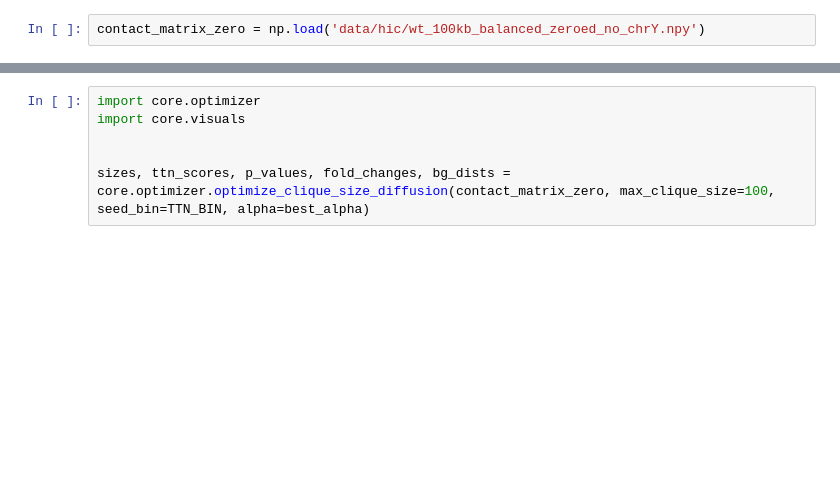
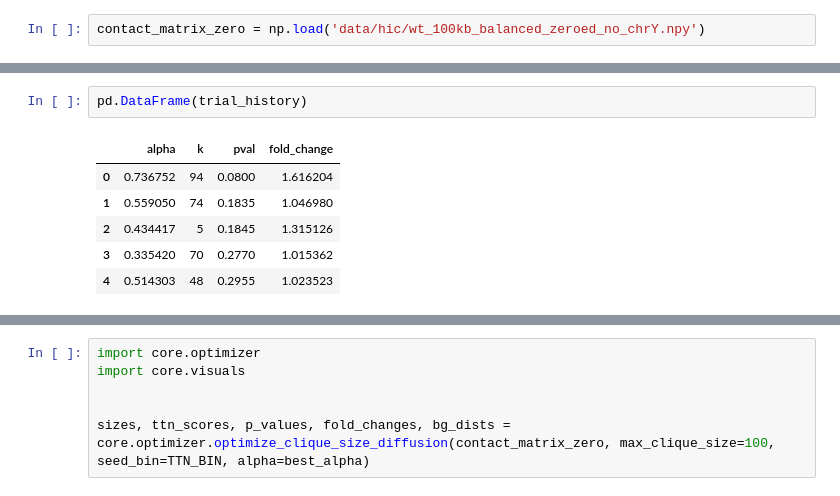
Before and after one commit to ethanoutangoun/chromatin-heart-dev, a Jupyter notebook: optimizer.ipynb, the cells around one changed output, grey strips where cells are left out. Saved outputs shown, nothing was run; the diff lists cells and outputs as text; blank space fills up the shorter version.

```diff
--- a/optimizer.ipynb
+++ b/optimizer.ipynb
@@ -69,3 +234,12 @@ best_alpha, best_k, best_clique, final_pval, trial_history = core.optimizer.opti
+# %%
+pd.DataFrame(trial_history)
+# %% [output]
+|  | alpha | k | pval | fold_change |
+| 0 | 0.736752 | 94 | 0.0800 | 1.616204 |
+| 1 | 0.559050 | 74 | 0.1835 | 1.046980 |
+| 2 | 0.434417 | 5 | 0.1845 | 1.315126 |
+| 3 | 0.335420 | 70 | 0.2770 | 1.015362 |
+| 4 | 0.514303 | 48 | 0.2955 | 1.023523 |
 # %%
 best_alpha, best_k, best_clique, final_pval
 # %% [output]
```
Also changed, not shown: parts of 18 cells of this notebook, 4 other files.
